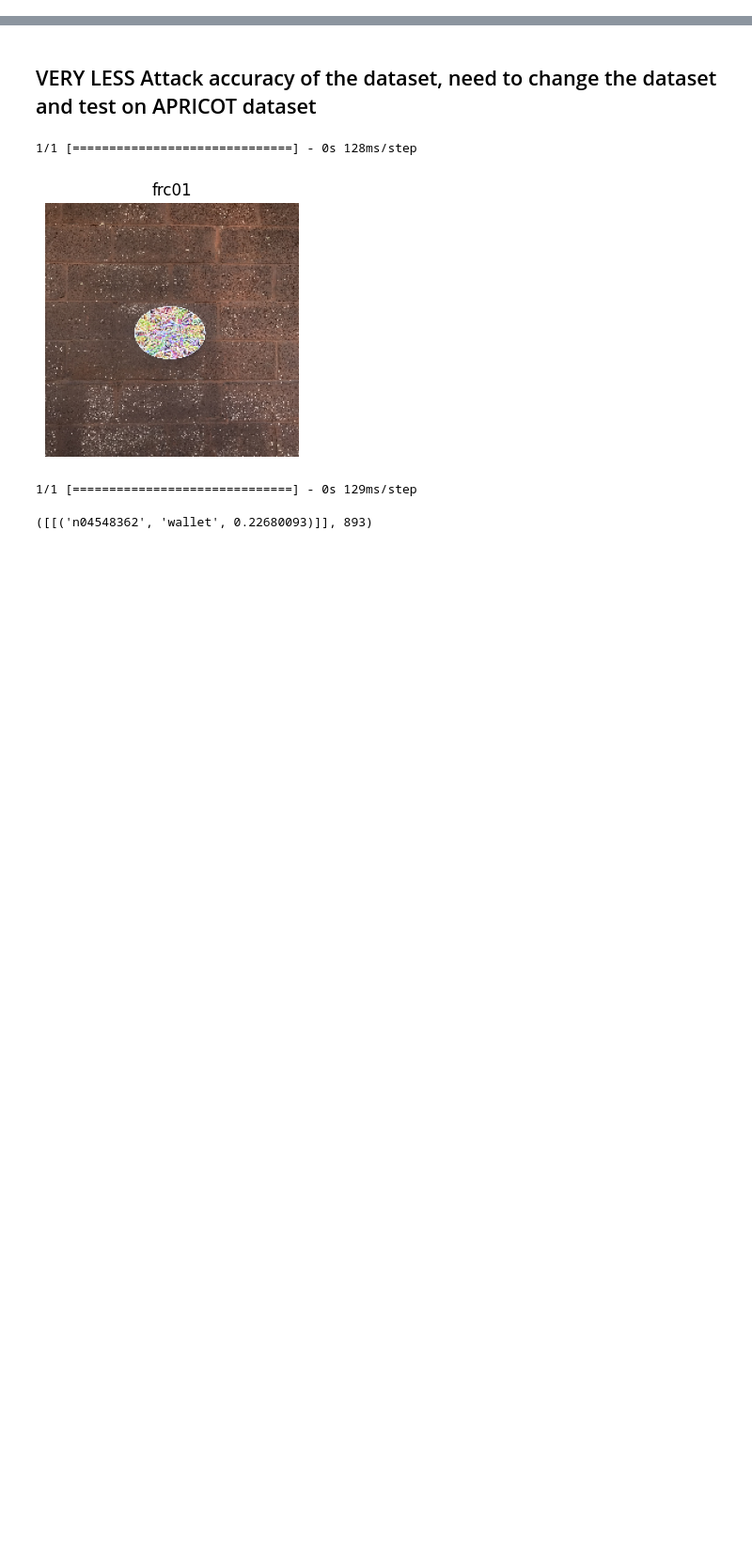
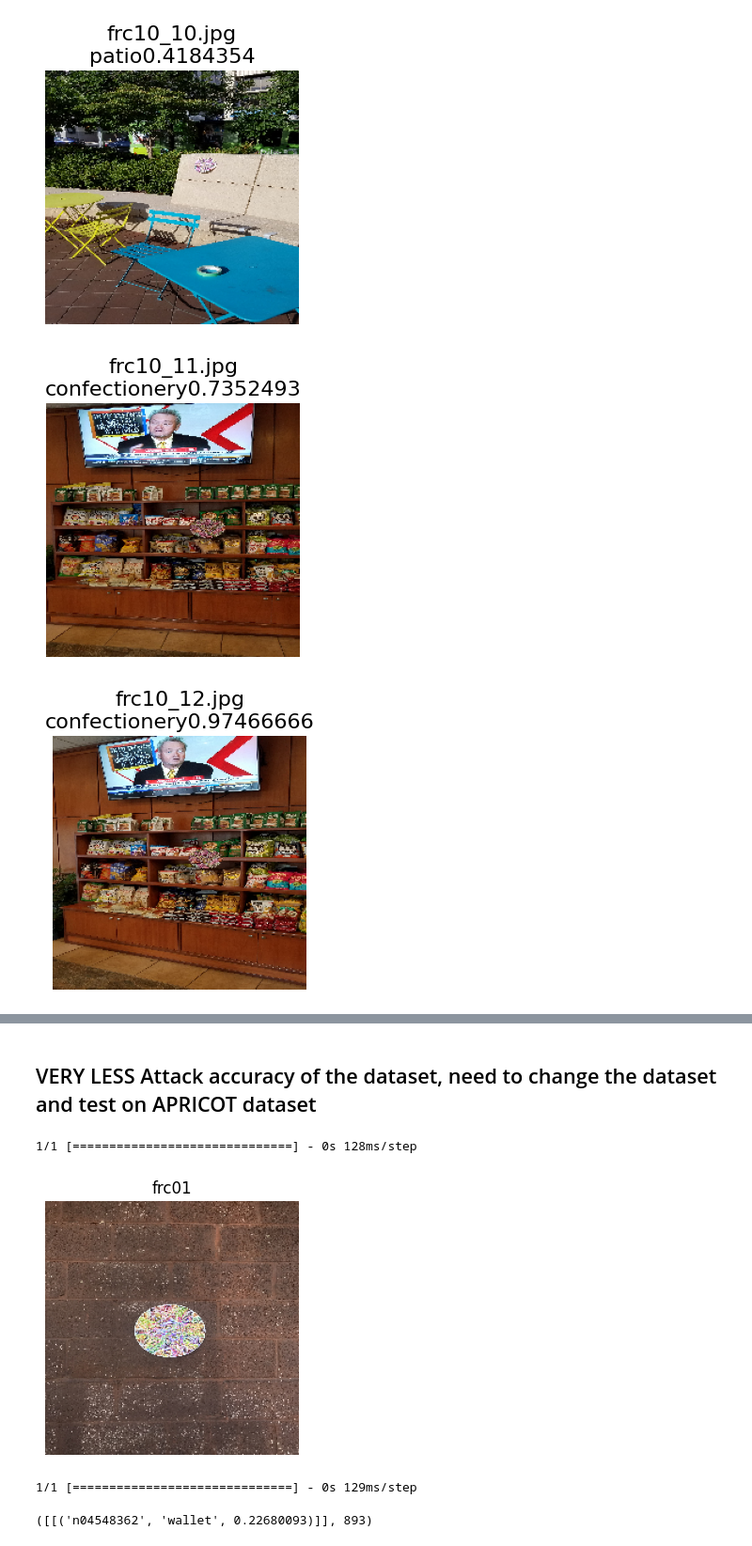
Before and after one commit to Rohanjos97/auto_inpainting, a Jupyter notebook: using cam approach.ipynb, the cells around one changed output, grey strips where cells are left out. Shown at 94% size. Drawn from its saved outputs; the diff is of its cells as text; code cells hidden in the pictures; blank space fills up the shorter version.

```diff
--- a/using cam approach.ipynb
+++ b/using cam approach.ipynb
@@ -16,3 +19,6 @@ from tf_keras_vis.utils import num_of_gpus
 # %%
+Model = ResNet50
+
 model = Model(weights='imagenet', include_top=True)
-model.summary()
+
+#model.summary()
@@ -53,27 +53,31 @@ N of class=1000
 # %%
-# x = []
+x = []
+i=1
+# Load images and Convert them to a Numpy array
+for file in os.listdir():
+    i += 1
+    if file.endswith('.jpg'):
+        img = load_img(file, target_size=(224, 224))
+        img = img_to_array(img)
+        img = np.expand_dims(img, axis=0)
 
-# # Load images and Convert them to a Numpy array
-# for file in os.listdir():
+        # Preparing input data for VGG16
+        x.append(img.copy())
 
-#     img = load_img(file, target_size=(224, 224))
-#     img = img_to_array(img)
-#     img = np.expand_dims(img, axis=0)
+        tmp_img = preprocess_input(img.copy())
+        img_pred = model.predict(tmp_img)
+        prediction = decode_predictions(img_pred, top=1)
+        prediction
 
-#     # Preparing input data for VGG16
-#     x.append(img.copy())
+    #     class_lbl = classlabel.index(prediction[0][0][1])
+    #     print(prediction, class_lbl)
 
-#     tmp_img = preprocess_input(img.copy())
-#     img_pred = model.predict(tmp_img)
-#     prediction = decode_predictions(img_pred, top=1)
-#     prediction
-
-# #     class_lbl = classlabel.index(prediction[0][0][1])
-# #     print(prediction, class_lbl)
-
-#     # Rendering
-#     plt.figure(figsize=(3, 4))
-#     plt.title(file + '\n' + str(prediction[0][0][1]) + str(prediction[0][0][2]), fontsize=16)
-#     plt.imshow(np.uint8(img[0]))
-#     plt.axis('off')
-#     plt.tight_layout()
+        # Rendering
+        plt.figure(figsize=(3, 4))
+        plt.title(file + '\n' + str(prediction[0][0][1]) + str(prediction[0][0][2]), fontsize=16)
+        plt.imshow(np.uint8(img[0]))
+        plt.axis('off')
+        plt.tight_layout()
+        if i == 10:
+            break
+# %% [output]
@@ -79,0 +92,3 @@ N of class=1000
+[figure, added]
+[figure, added]
+[figure, added]
```
Also changed, not shown: parts of 12 cells of this notebook, 1 other file.
